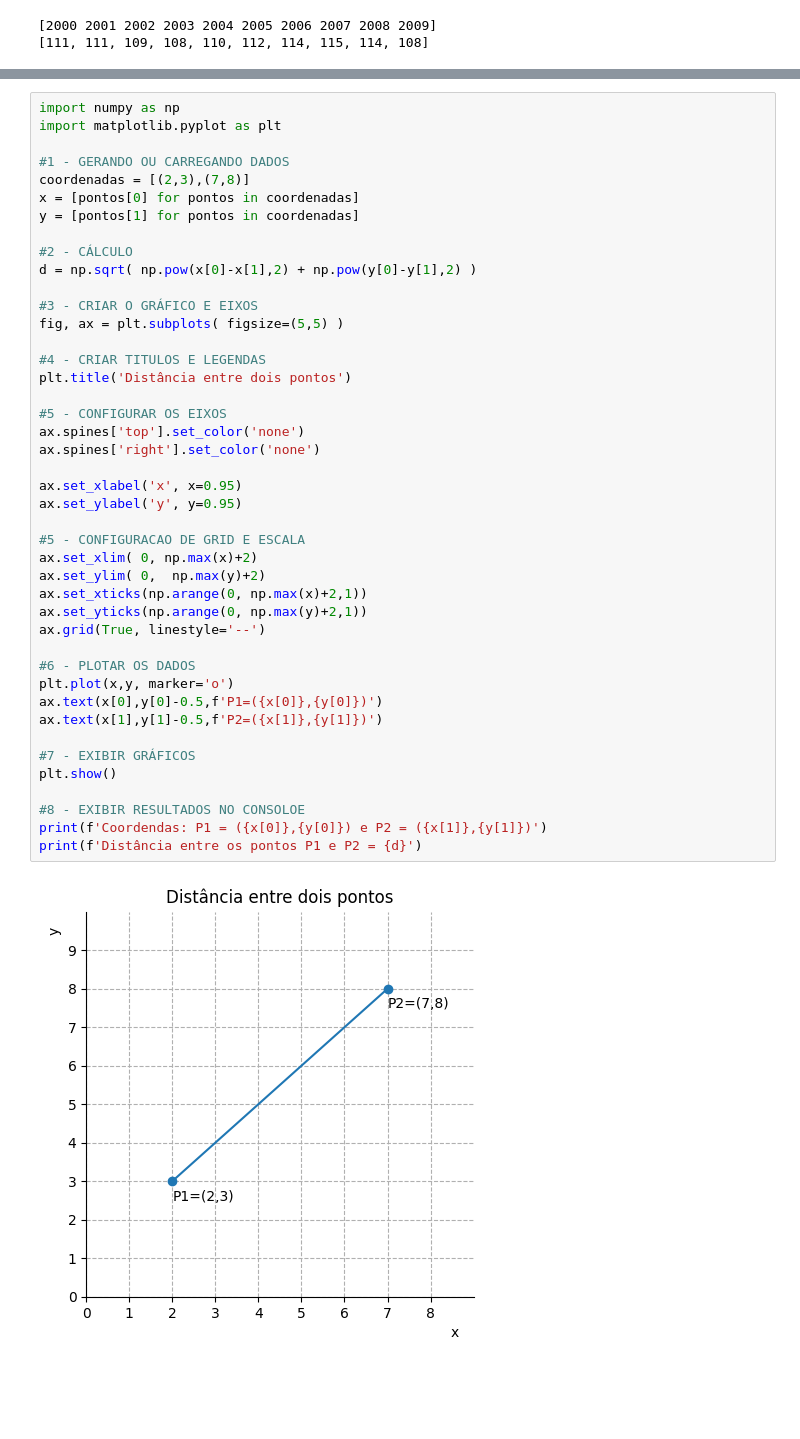
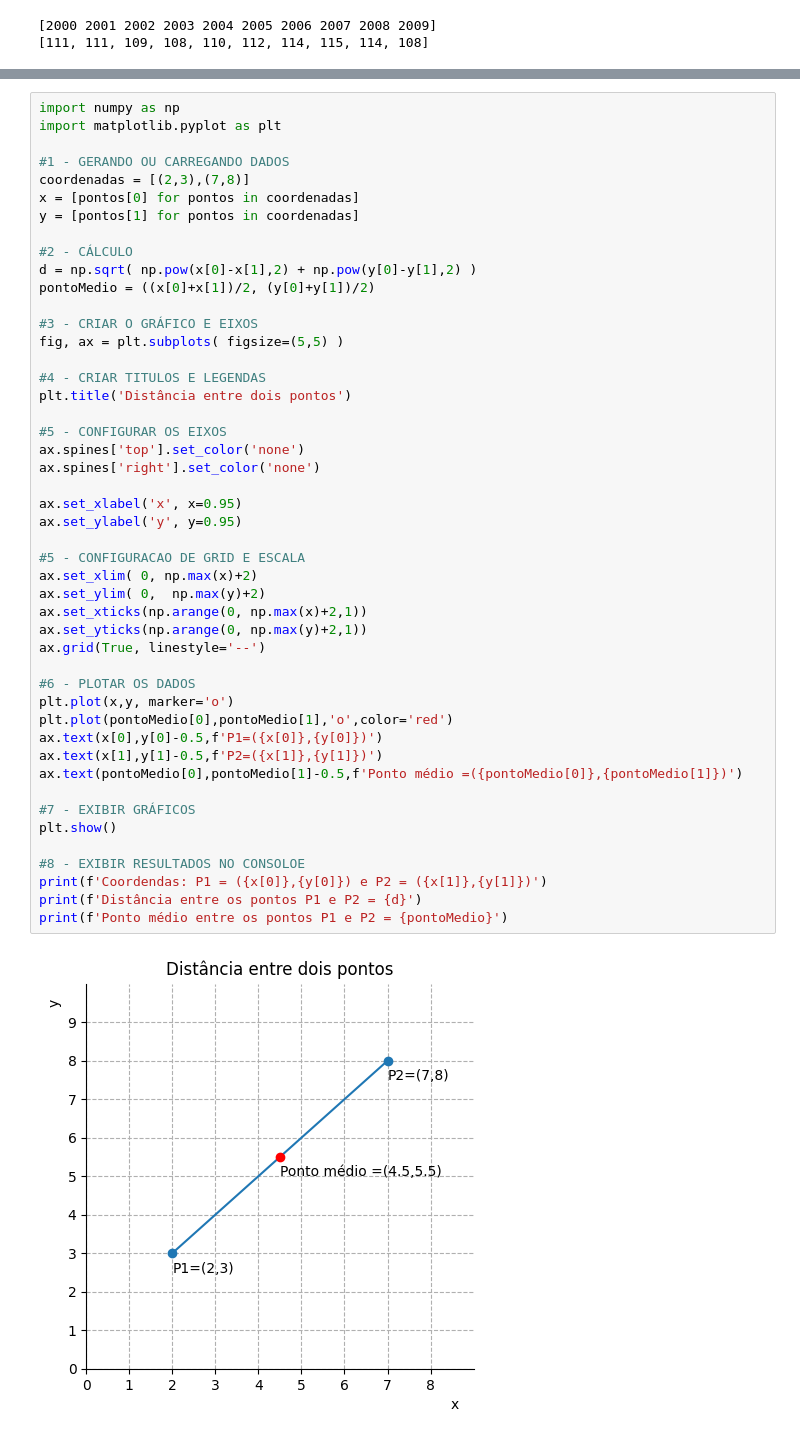
Before and after one commit to danielcs-prof/manchine-learning, a Jupyter notebook: calculo/cap01/aula01-planoCartesiano.ipynb, the cells around one changed output, grey strips where cells are left out. Cells and saved outputs as stored; diff of their text form; blank space fills up the shorter version.

```diff
--- a/calculo/cap01/aula01-planoCartesiano.ipynb
+++ b/calculo/cap01/aula01-planoCartesiano.ipynb
@@ -158,39 +173,43 @@ y = [pontos[1] for pontos in coordenadas]
 
 #2 - CÁLCULO
 d = np.sqrt( np.pow(x[0]-x[1],2) + np.pow(y[0]-y[1],2) )
+pontoMedio = ((x[0]+x[1])/2, (y[0]+y[1])/2)
 
 #3 - CRIAR O GRÁFICO E EIXOS
 fig, ax = plt.subplots( figsize=(5,5) )
 
 #4 - CRIAR TITULOS E LEGENDAS
 plt.title('Distância entre dois pontos')
 
 #5 - CONFIGURAR OS EIXOS
 ax.spines['top'].set_color('none')
 ax.spines['right'].set_color('none')
 
 ax.set_xlabel('x', x=0.95)
 ax.set_ylabel('y', y=0.95)
 
 #5 - CONFIGURACAO DE GRID E ESCALA
 ax.set_xlim( 0, np.max(x)+2)
 ax.set_ylim( 0,  np.max(y)+2)
 ax.set_xticks(np.arange(0, np.max(x)+2,1))
 ax.set_yticks(np.arange(0, np.max(y)+2,1))
 ax.grid(True, linestyle='--')
 
 #6 - PLOTAR OS DADOS
 plt.plot(x,y, marker='o')
+plt.plot(pontoMedio[0],pontoMedio[1],'o',color='red')
 ax.text(x[0],y[0]-0.5,f'P1=({x[0]},{y[0]})')
 ax.text(x[1],y[1]-0.5,f'P2=({x[1]},{y[1]})')
+ax.text(pontoMedio[0],pontoMedio[1]-0.5,f'Ponto médio =({pontoMedio[0]},{pontoMedio[1]})')
 
 #7 - EXIBIR GRÁFICOS
 plt.show()
 
 #8 - EXIBIR RESULTADOS NO CONSOLOE
 print(f'Coordendas: P1 = ({x[0]},{y[0]}) e P2 = ({x[1]},{y[1]})')
 print(f'Distância entre os pontos P1 e P2 = {d}')
+print(f'Ponto médio entre os pontos P1 e P2 = {pontoMedio}')
 # %% [output]
-[figure, old version]
+[figure, new version]
 Coordendas: P1 = (2,3) e P2 = (7,8)
 Distância entre os pontos P1 e P2 = 7.0710678118654755
```
Also changed, not shown: parts of 2 cells of this notebook.
